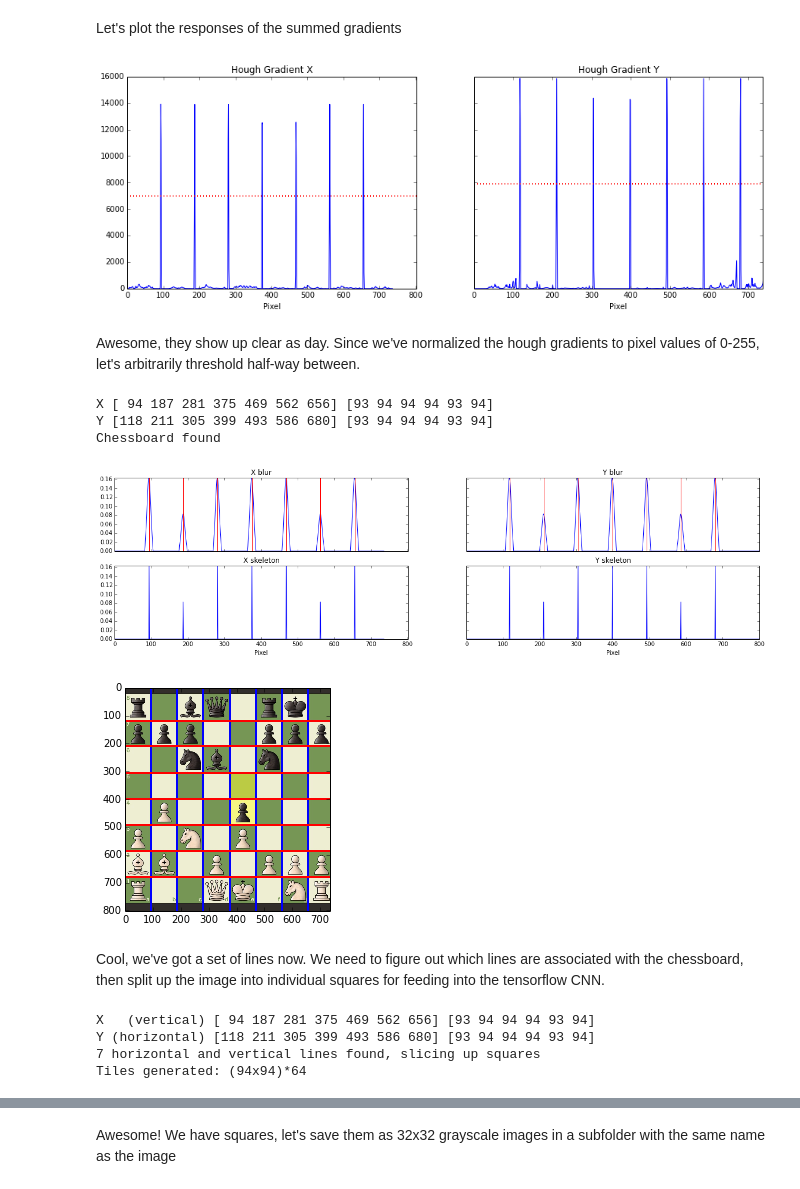
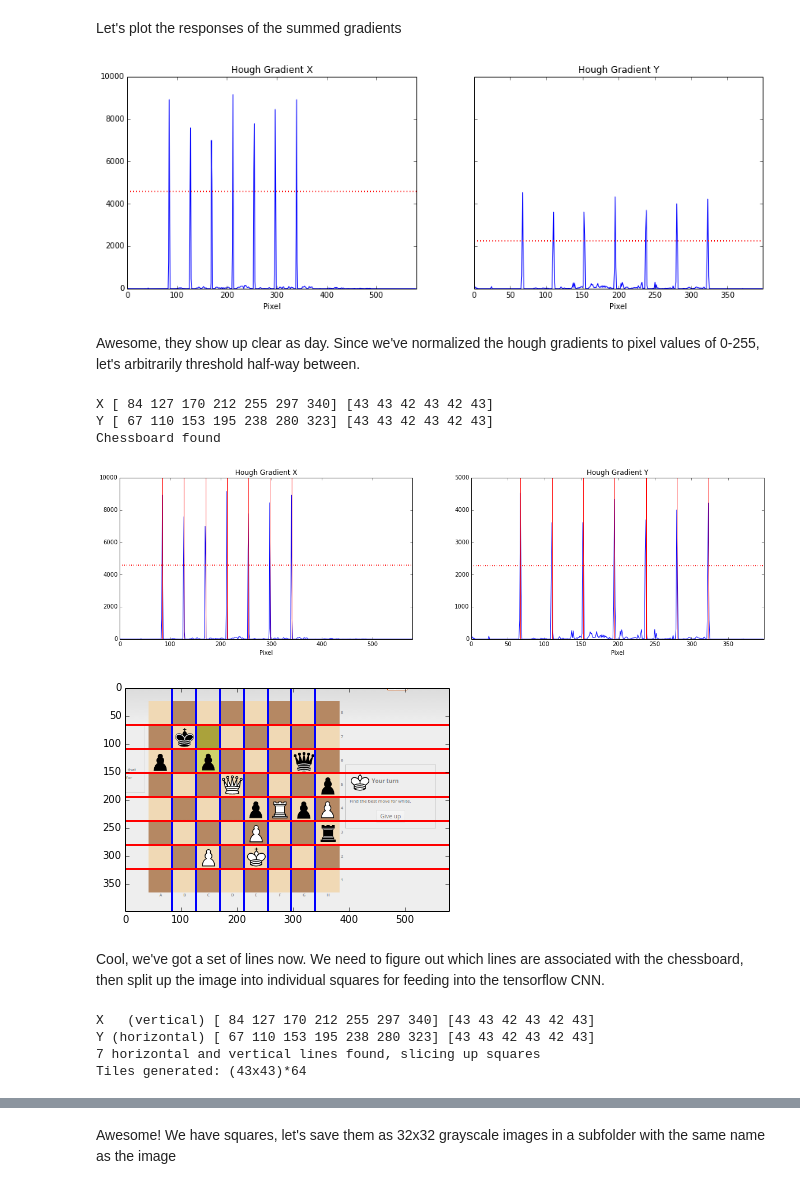
Before and after one commit to Elucidation/tensorflow_chessbot, a Jupyter notebook: tensorflow_chessbot.ipynb, the cells around one changed output, grey strips where cells are left out. Drawn from its saved outputs; the diff is of its cells as text; code cells hidden in the pictures.

```diff
--- a/tensorflow_chessbot.ipynb
+++ b/tensorflow_chessbot.ipynb
@@ -52,14 +52,15 @@ def display_array(a, fmt='jpeg', rng=[0,1]):
 # img_file = 'img1.png'
 # img_file = 'img2.png'
 # img_file = 'img3.gif'
-img_file = 'img4.jpg'
+# img_file = 'img4.jpg'
 # img_file = 'img7.png'
-# img_file = 'img9.png'
+# img_file = 'img9.png' # Doesn't work anymore due to non-alternating checkerboard lines
 
-# Bad fit
+# Bad fit example
 # img_file = 't1.png'
+img_file = 't2.png'
 
-img = PIL.Image.open(img_file)
+img = PIL.Image.open("%s/%s" % ("input_chessboards",img_file))
 
 print "Loaded %s (%dpx x %dpx)" % \
     (img_file, img.size[0], img.size[1])
@@ -210,15 +211,15 @@ ax1.plot(hough_Dx.eval());
 ax1.axhline(hough_Dx_thresh.eval(), lw=2,linestyle=':',color='r')
 ax1.set_title('Hough Gradient X')
 ax1.set_xlabel('Pixel')
-ax1.set_xlim(0,a.shape[0])
+ax1.set_xlim(0,a.shape[1])
 
 ax2.plot(hough_Dy.eval())
 ax2.axhline(hough_Dy_thresh.eval(), lw=2,linestyle=':',color='r')
 ax2.set_title('Hough Gradient Y')
-ax2.set_xlim(0,a.shape[1])
+ax2.set_xlim(0,a.shape[0])
 ax2.set_xlabel('Pixel');
 # %% [output]
-[figure, old version]
+[figure, new version]
 # %% [markdown]
 Awesome, they show up clear as day. Since we've normalized the hough gradients to pixel values of 0-255, let's arbitrarily threshold half-way between.
 # %%
@@ -273,7 +274,7 @@ def skeletonize_1d(arr):
 def getChessLines(hdx, hdy, hdx_thresh, hdy_thresh):
     """Returns pixel indices for the 7 internal chess lines in x and y axes"""
     # Blur
-    gausswin = scipy.signal.gaussian(21,5)
+    gausswin = scipy.signal.gaussian(21,2)
     gausswin /= np.sum(gausswin)
 
     # Blur where there is a strong horizontal or vertical line (binarize)
@@ -288,7 +289,7 @@ def getChessLines(hdx, hdy, hdx_thresh, hdy_thresh):
     lines_x = np.where(skel_x)[0] # vertical lines
     lines_y = np.where(skel_y)[0] # horizontal lines
 
-    # Prune inconsisten lines
+    # Prune inconsistent lines
     lines_x = pruneLines(lines_x)
     lines_y = pruneLines(lines_y)
 
@@ -309,37 +310,34 @@ if is_match:
 else:
     print "Couldn't find Chessboard"
 # %% [output]
-X [ 94 187 281 375 469 562 656] [93 94 94 94 93 94]
-Y [118 211 305 399 493 586 680] [93 94 94 94 93 94]
+X [ 84 127 170 212 255 297 340] [43 43 42 43 42 43]
+Y [ 67 110 153 195 238 280 323] [43 43 42 43 42 43]
 Chessboard found
 # %%
 # Plot blurred 1d hough arrays and skeletonized versions
-fig, ((ax1, ax2),
-      (ax3, ax4)) = plt.subplots(2,2,sharex=True, sharey=True, figsize=(20,5))
+fig, (ax1, ax2) = plt.subplots(1,2, figsize=(20,5))
 
-ax1.plot(blur_x)
-ax1.set_title('X blur')
-ax2.plot(blur_y)
-ax2.set_title('Y blur')
-ax3.plot(skel_x)
-ax3.set_title('X skeleton')
-ax3.set_xlabel('Pixel')
-ax4.plot(skel_y)
-ax4.set_title('Y skeleton')
-ax4.set_xlabel('Pixel')
+ax1.plot(hough_Dx.eval());
+ax1.axhline(hough_Dx_thresh.eval(), lw=2,linestyle=':',color='r')
+ax1.set_title('Hough Gradient X')
+ax1.set_xlabel('Pixel')
+ax1.set_xlim(0,a.shape[1])
 
-for ax in [ax1,ax2,ax3,ax4]:
-    ax.axis('tight')
+ax2.plot(hough_Dy.eval())
+ax2.axhline(hough_Dy_thresh.eval(), lw=2,linestyle=':',color='r')
+ax2.set_title('Hough Gradient Y')
+ax2.set_xlim(0,a.shape[0])
+ax2.set_xlabel('Pixel');
 
 # Plot lines for where peaks where found
-if len(lines_x < 15):
+if len(lines_x < 20):
     for hx in lines_x:
         ax1.axvline(hx,color='r')
-if len(lines_y < 15):
+if len(lines_y < 20):
     for hy in lines_y:
         ax2.axvline(hy,color='r')
 # %% [output]
-[figure, old version]
+[figure, new version]
 # %%
 plt.imshow(img)
 for hx in lines_x:
@@ -348,7 +346,7 @@ for hx in lines_x:
 for hy in lines_y:
     plt.axhline(hy, color='r', lw=2)
 # %% [output]
-[figure, old version]
+[figure, new version]
 # %% [markdown]
 Cool, we've got a set of lines now. We need to figure out which lines are associated with the chessboard, then split up the image into individual squares for feeding into the tensorflow CNN.
 # %%
@@ -451,10 +449,10 @@ if is_match:
 else:
     print "Number of lines not equal to 7"
 # %% [output]
-X   (vertical) [ 94 187 281 375 469 562 656] [93 94 94 94 93 94]
-Y (horizontal) [118 211 305 399 493 586 680] [93 94 94 94 93 94]
+X   (vertical) [ 84 127 170 212 255 297 340] [43 43 42 43 42 43]
+Y (horizontal) [ 67 110 153 195 238 280 323] [43 43 42 43 42 43]
 7 horizontal and vertical lines found, slicing up squares
-Tiles generated: (94x94)*64
+Tiles generated: (43x43)*64
 # %%
 letters = 'ABCDEFGH'
 
```
Also changed, not shown: parts of 5 cells of this notebook, 1 other file.
